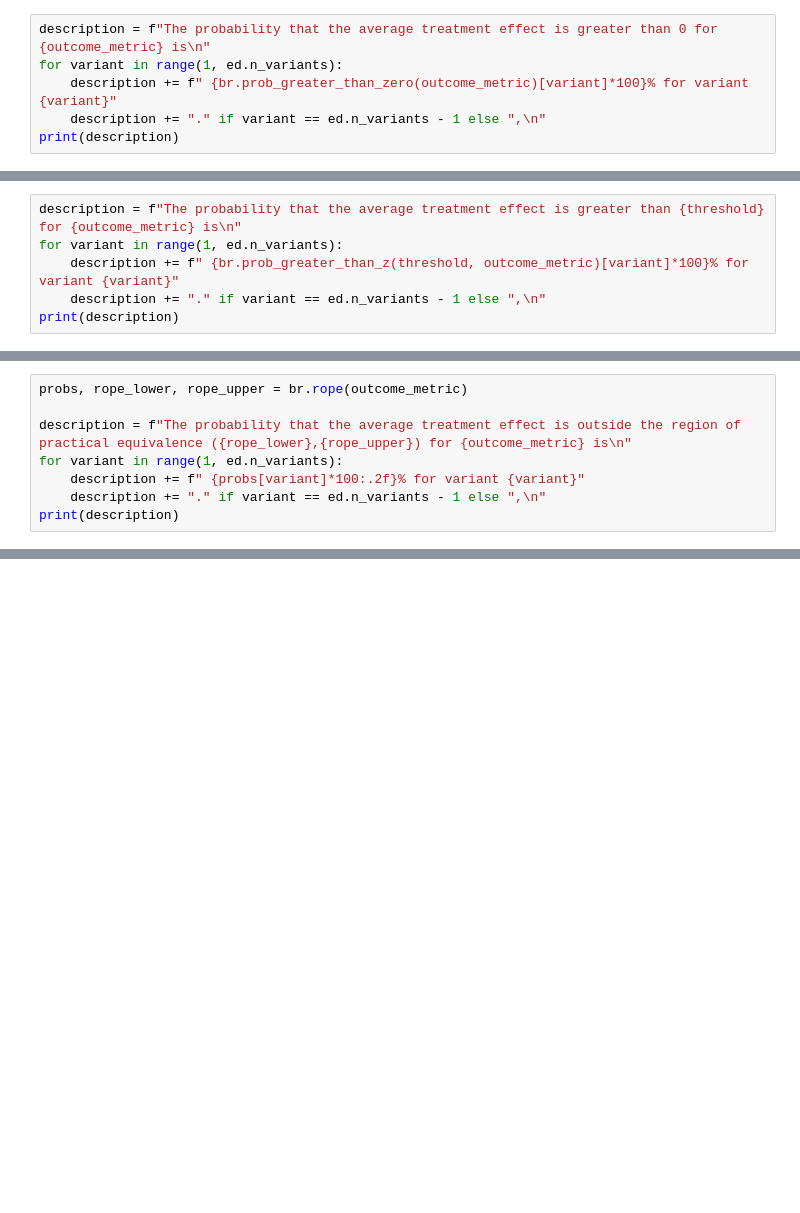
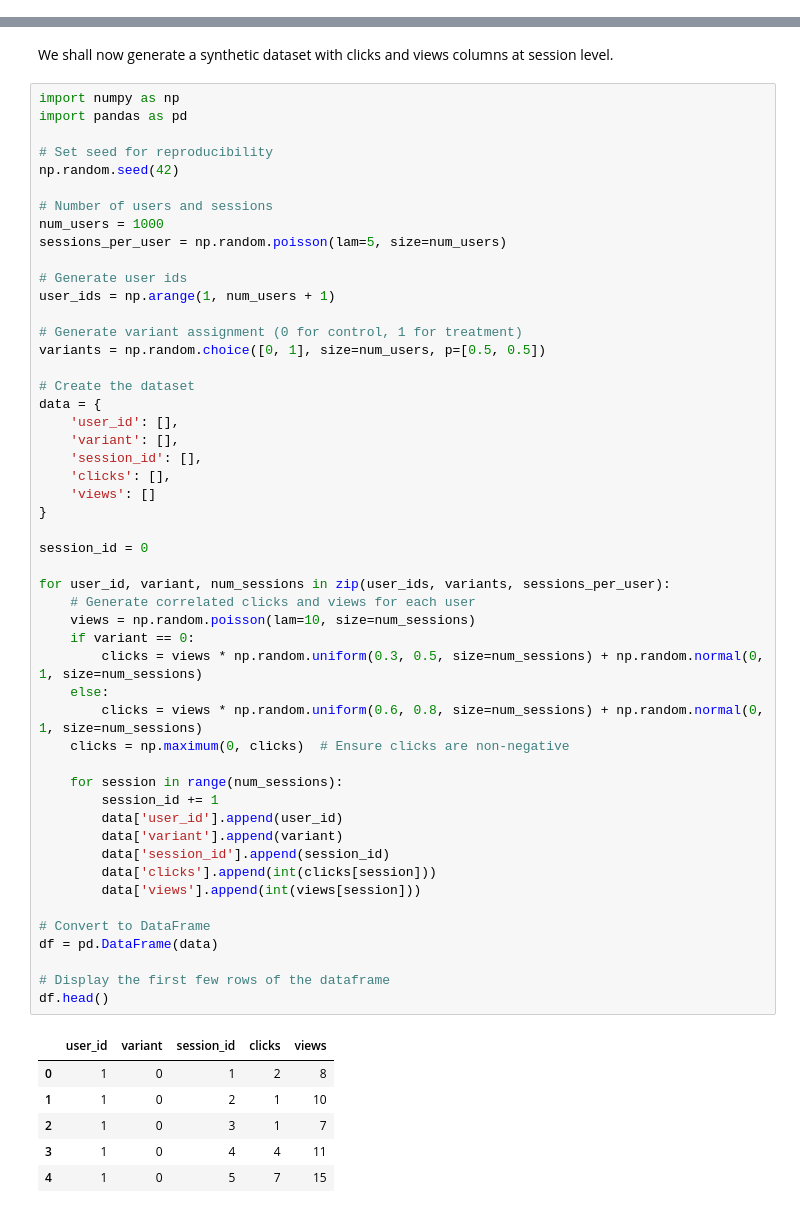
Before and after one commit to transferwise/tw-experimentation, a Jupyter notebook: notebooks/4_ratio_metrics.ipynb, the cells around one changed output, grey strips where cells are left out. Cells and saved outputs as stored; diff of their text form; blank space fills up the shorter version.

```diff
--- a/notebooks/4_ratio_metrics.ipynb
+++ b/notebooks/4_ratio_metrics.ipynb
@@ -107,6 +23,0 @@ Run the following cell to obtain the probability that the average treatment effe
-# %%
-description = f"The probability that the average treatment effect is greater than 0 for {outcome_metric} is\n"
-for variant in range(1, ed.n_variants):
-    description += f" {br.prob_greater_than_zero(outcome_metric)[variant]*100}% for variant {variant}"
-    description += "." if variant == ed.n_variants - 1 else ",\n"
-print(description)
@@ -124,6 +23,0 @@ threshold = 100
-# %%
-description = f"The probability that the average treatment effect is greater than {threshold} for {outcome_metric} is\n"
-for variant in range(1, ed.n_variants):
-    description += f" {br.prob_greater_than_z(threshold, outcome_metric)[variant]*100}% for variant {variant}"
-    description += "." if variant == ed.n_variants - 1 else ",\n"
-print(description)
@@ -144,8 +23,0 @@ Now run the following cell and read the output
-# %%
-probs, rope_lower, rope_upper = br.rope(outcome_metric)
-
-description = f"The probability that the average treatment effect is outside the region of practical equivalence ({rope_lower},{rope_upper}) for {outcome_metric} is\n"
-for variant in range(1, ed.n_variants):
-    description += f" {probs[variant]*100:.2f}% for variant {variant}"
-    description += "." if variant == ed.n_variants - 1 else ",\n"
-print(description)
@@ -155,0 +24,59 @@ The probability that the average treatment effect is outside the region of pract
+# %% [markdown]
+We shall now generate a synthetic dataset with clicks and views columns at session level.
+# %%
+import numpy as np
+import pandas as pd
+
+# Set seed for reproducibility
+np.random.seed(42)
+
+# Number of users and sessions
+num_users = 1000
+sessions_per_user = np.random.poisson(lam=5, size=num_users)
+
+# Generate user ids
+user_ids = np.arange(1, num_users + 1)
+
+# Generate variant assignment (0 for control, 1 for treatment)
+variants = np.random.choice([0, 1], size=num_users, p=[0.5, 0.5])
+
+# Create the dataset
+data = {
+    'user_id': [],
+    'variant': [],
+    'session_id': [],
+    'clicks': [],
+    'views': []
+}
+
+session_id = 0
+
+for user_id, variant, num_sessions in zip(user_ids, variants, sessions_per_user):
+    # Generate correlated clicks and views for each user
+    views = np.random.poisson(lam=10, size=num_sessions)
+    if variant == 0:
+        clicks = views * np.random.uniform(0.3, 0.5, size=num_sessions) + np.random.normal(0, 1, size=num_sessions)
+    else:
+        clicks = views * np.random.uniform(0.6, 0.8, size=num_sessions) + np.random.normal(0, 1, size=num_sessions)
+    clicks = np.maximum(0, clicks)  # Ensure clicks are non-negative
+
+    for session in range(num_sessions):
+        session_id += 1
+        data['user_id'].append(user_id)
+        data['variant'].append(variant)
+        data['session_id'].append(session_id)
+        data['clicks'].append(int(clicks[session]))
+        data['views'].append(int(views[session]))
+
+# Convert to DataFrame
+df = pd.DataFrame(data)
+
+# Display the first few rows of the dataframe
+df.head()
+# %% [output]
+|  | user_id | variant | session_id | clicks | views |
+| 0 | 1 | 0 | 1 | 2 | 8 |
+| 1 | 1 | 0 | 2 | 1 | 10 |
+| 2 | 1 | 0 | 3 | 1 | 7 |
+| 3 | 1 | 0 | 4 | 4 | 11 |
+| 4 | 1 | 0 | 5 | 7 | 15 |
```
Also changed, not shown: parts of 32 cells of this notebook, 2 other files.
